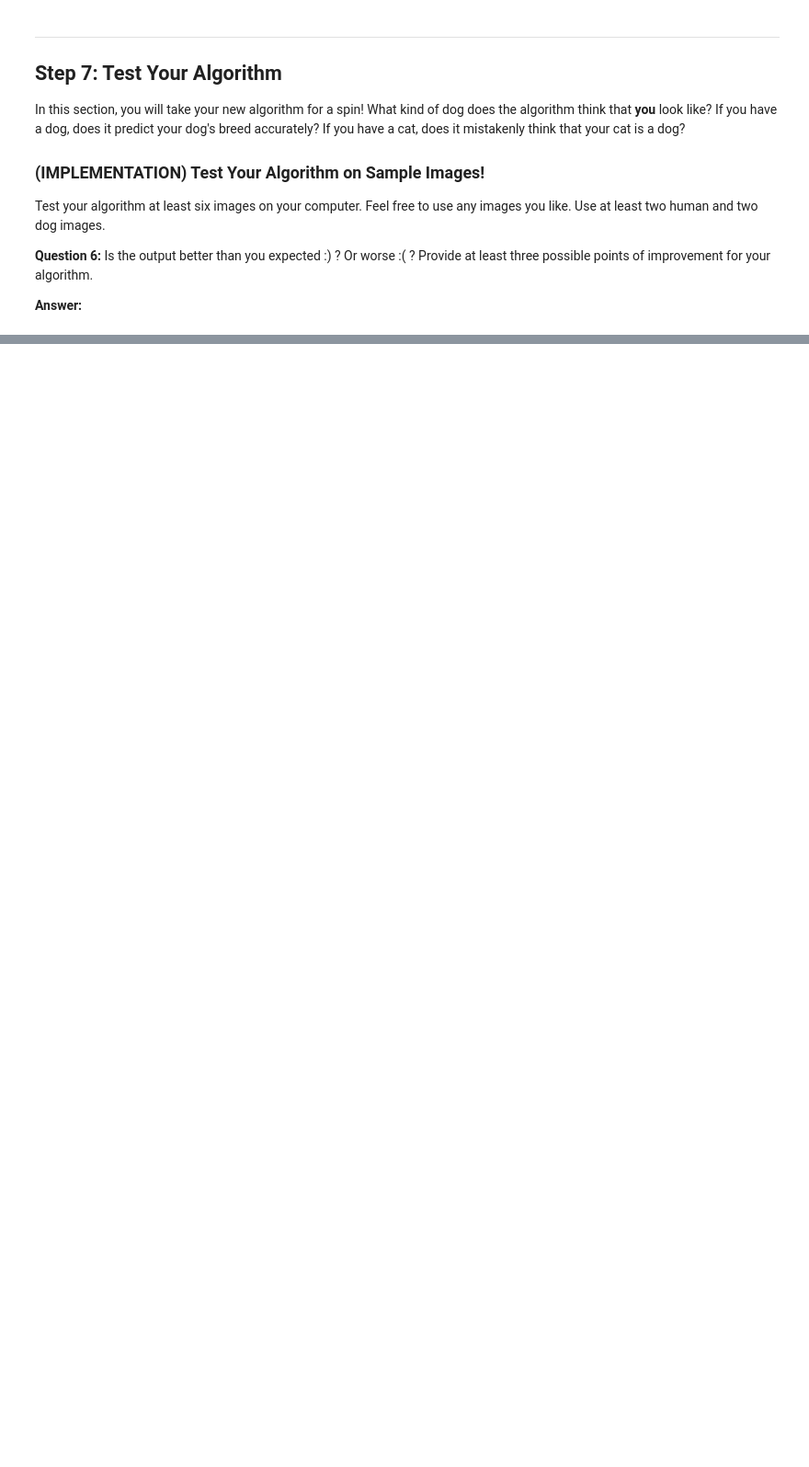
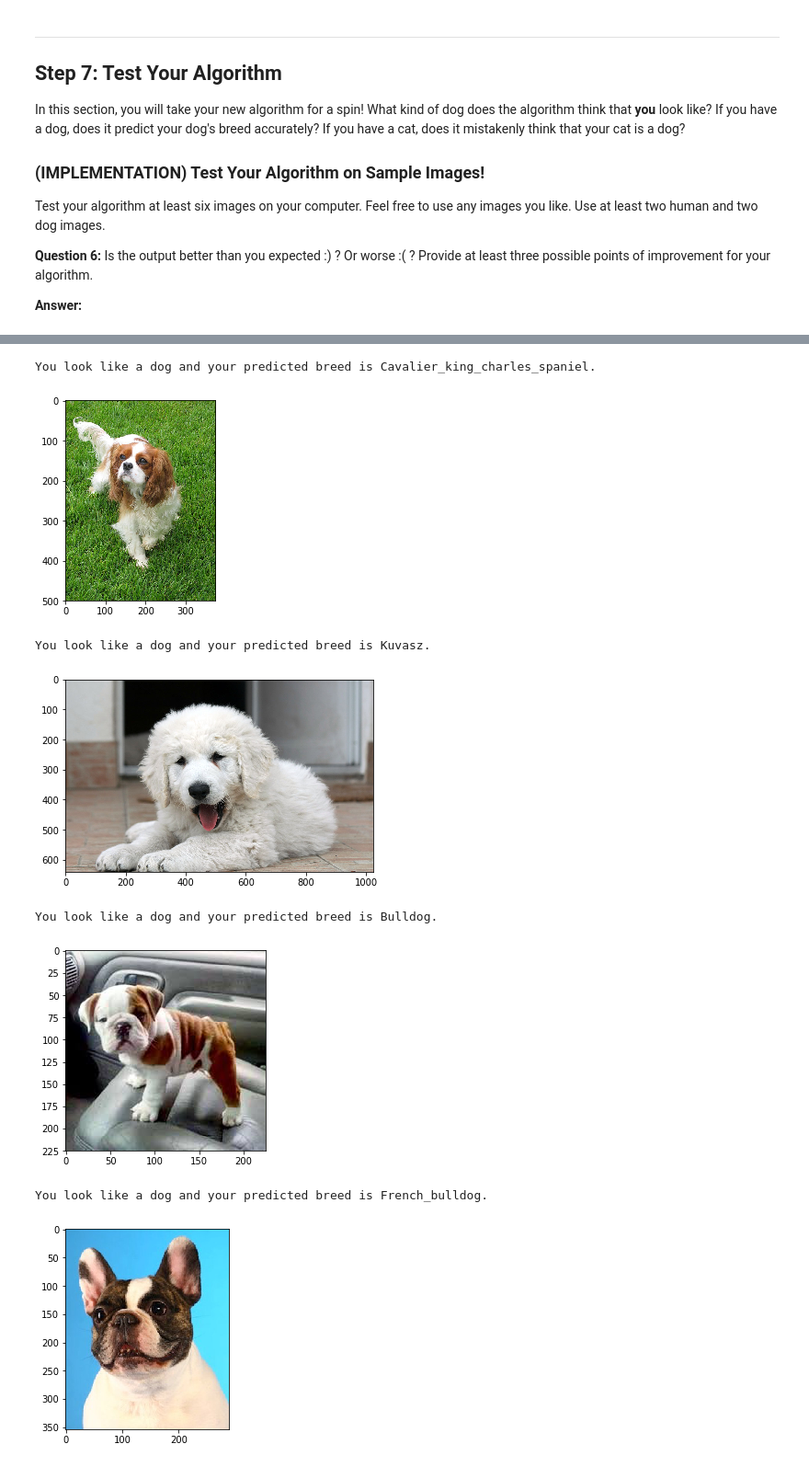
Before and after one commit to lazem/dog_project, a Jupyter notebook: dog_app.ipynb, the cells around one changed output, grey strips where cells are left out. Shown at 92% size. Cells and saved outputs as stored; diff of their text form; code cells hidden in the pictures; blank space fills up the shorter version.

```diff
--- a/dog_app.ipynb
+++ b/dog_app.ipynb
@@ -601,7 +606,7 @@ from keras.callbacks import ModelCheckpoint
 
 ### TODO: specify the number of epochs that you would like to use to train the model.
 
-epochs = 3
+epochs = 5
 
 ### Do NOT modify the code below this line.
 
@@ -935,7 +972,7 @@ Epoch 00010: val_loss did not improve from 0.64702
 ### (IMPLEMENTATION) Load the Model with the Best Validation Loss
 # %%
 ### TODO: Load the model weights with the best validation loss.
-Resnet50_model.load_weights('saved_models/weights.best.Resnet50.hdf5')
+Combined_model.load_weights('saved_models/weights.best.Combined_Saved.hdf5')
 # %% [markdown]
 ### (IMPLEMENTATION) Test the Model
 
@@ -1041,3 +1195,33 @@ Some sample output for our algorithm is provided below, but feel free to design
+# %%
+import re
+
+# use resnet and svm classifier to decide on human or dog
+# can get probablity to discard on threshold (neither)
+def detect_human_or_dog(img_path):
+    img_ts = get_resnet_features_all([img_path])
+    result = clf.predict(pca.transform(img_ts[:,0]))
+    if result:
+        return result
+
+def show_img(img_path):
+    img = cv2.imread(img_path)
+    cv_rgb = cv2.cvtColor(img, cv2.COLOR_BGR2RGB)
+    plt.imshow(cv_rgb);
+    plt.show();
+
+# main function showing decision sentence
+def detect_dog_sim_breed(img_path):
+    # detect first if human or dog
+    is_human = detect_human_or_dog(img_path)
+    if is_human:
+        is_human = 'human'
+    else:
+        is_human = 'dog'
+    # then predict breed
+    breed = combined_models_predict_breed(img_path)
+    # show prediction
+    print('You look like a {} and your predicted breed is {}.'.format(is_human, re.sub(r'\/\d+\.(:?.*)$',r'\1',breed)))
+    show_img(img_path)
 # %% [markdown]
 ---
 <a id='step7'></a>
@@ -1058,0 +1241,13 @@ __Answer:__
+# %%
+test_iamges = ['cavalier_king_charles_spanie.jpg', 'kuvasz.jpg', 'bulldog.jpg', 'unknown1.jpg',  'unknown2.jpeg']
+for test_image in test_iamges:
+    detect_dog_sim_breed('test_files/'+test_image)
+# %% [output]
+You look like a dog and your predicted breed is Cavalier_king_charles_spaniel.
+[figure, added]
+You look like a dog and your predicted breed is Kuvasz.
+[figure, added]
+You look like a dog and your predicted breed is Bulldog.
+[figure, added]
+You look like a dog and your predicted breed is French_bulldog.
+[figure, added]
```
Also changed, not shown: parts of 110 cells of this notebook, 26 other files.
